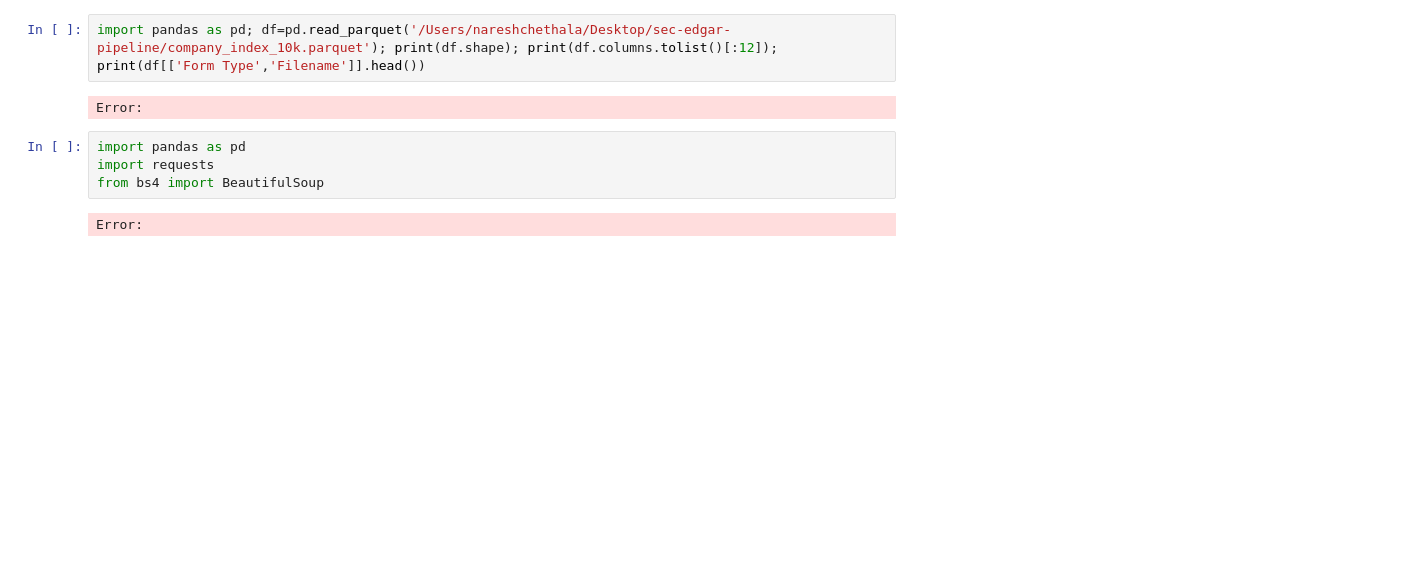
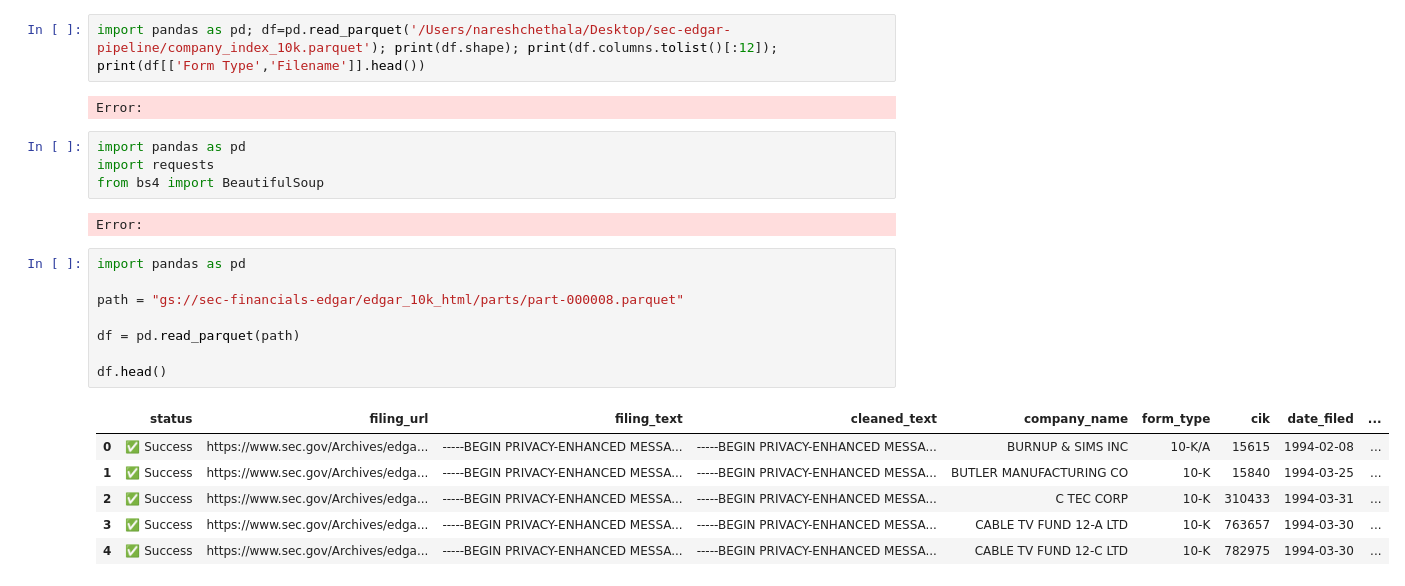
Before and after one commit to NareshChethala/sec-edgar-pipeline, a Jupyter notebook: src/01_idx_eda.ipynb, the cells around one changed output. Saved outputs shown, nothing was run; the diff lists cells and outputs as text; blank space fills up the shorter version.

```diff
--- a/src/01_idx_eda.ipynb
+++ b/src/01_idx_eda.ipynb
@@ -108,3 +108,18 @@ import requests
 from bs4 import BeautifulSoup
 # %% [output]
 Error:
+# %%
+import pandas as pd
+
+path = "gs://sec-financials-edgar/edgar_10k_html/parts/part-000008.parquet"
+
+df = pd.read_parquet(path)
+
+df.head()
+# %% [output]
+|  | status | filing_url | filing_text | cleaned_text | company_name | form_type | cik | date_filed | ... |
+| 0 | ✅ Success | https://www.sec.gov/Archives/edga... | -----BEGIN PRIVACY-ENHANCED MESSA... | -----BEGIN PRIVACY-ENHANCED MESSA... | BURNUP & SIMS INC | 10-K/A | 15615 | 1994-02-08 | ... |
+| 1 | ✅ Success | https://www.sec.gov/Archives/edga... | -----BEGIN PRIVACY-ENHANCED MESSA... | -----BEGIN PRIVACY-ENHANCED MESSA... | BUTLER MANUFACTURING CO | 10-K | 15840 | 1994-03-25 | ... |
+| 2 | ✅ Success | https://www.sec.gov/Archives/edga... | -----BEGIN PRIVACY-ENHANCED MESSA... | -----BEGIN PRIVACY-ENHANCED MESSA... | C TEC CORP | 10-K | 310433 | 1994-03-31 | ... |
+| 3 | ✅ Success | https://www.sec.gov/Archives/edga... | -----BEGIN PRIVACY-ENHANCED MESSA... | -----BEGIN PRIVACY-ENHANCED MESSA... | CABLE TV FUND 12-A LTD | 10-K | 763657 | 1994-03-30 | ... |
+| 4 | ✅ Success | https://www.sec.gov/Archives/edga... | -----BEGIN PRIVACY-ENHANCED MESSA... | -----BEGIN PRIVACY-ENHANCED MESSA... | CABLE TV FUND 12-C LTD | 10-K | 782975 | 1994-03-30 | ... |
```
Also changed, not shown: parts of 3 cells of this notebook, 1 other file.
